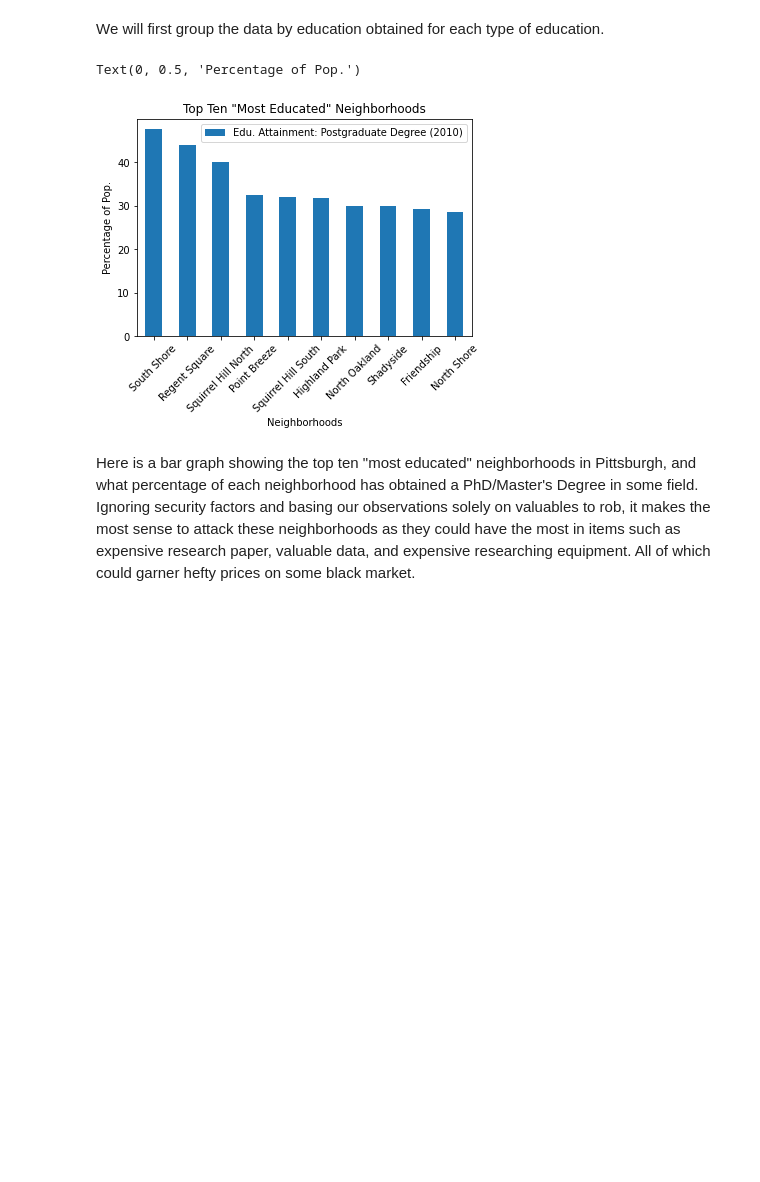
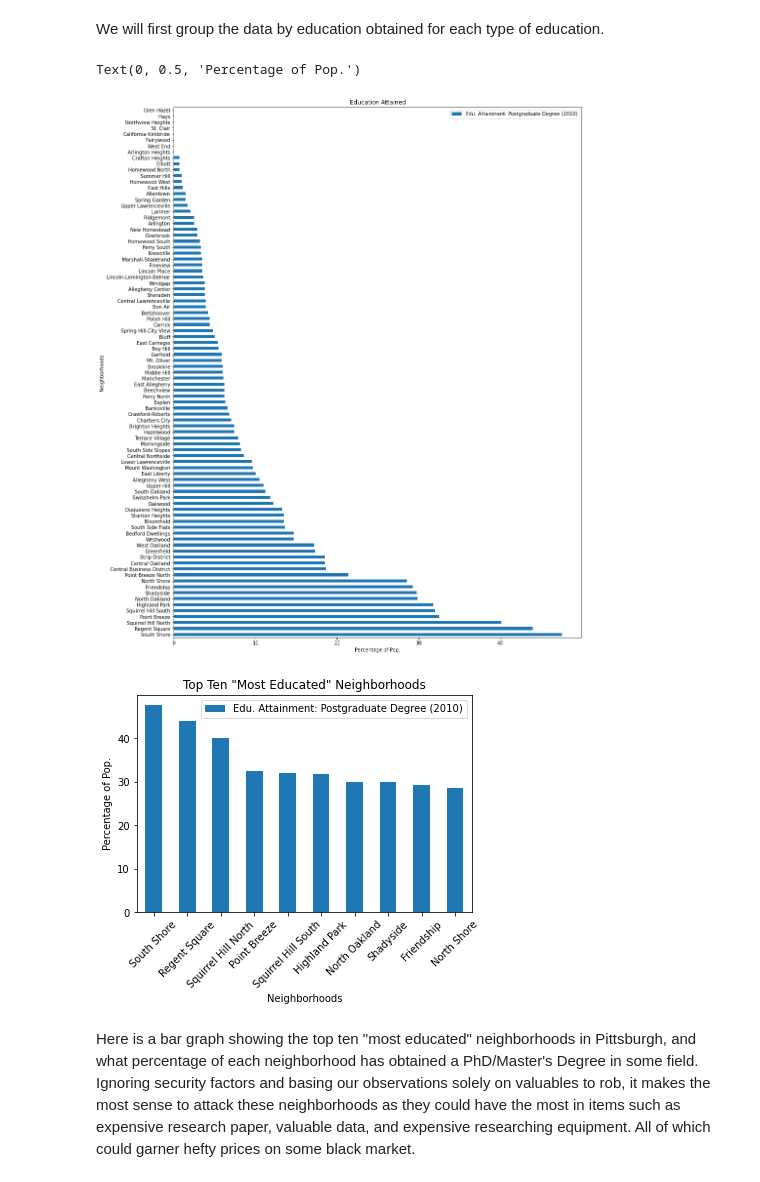
Before and after one commit to Carson606/Final-Project, a Jupyter notebook: Most Educated and Richest Neighborhoods - Alejandro Ciuba.ipynb, the cells around one changed output. Drawn from its saved outputs; the diff is of its cells as text; code cells hidden in the pictures; blank space fills up the shorter version.

```diff
--- a/Most Educated and Richest Neighborhoods - Alejandro Ciuba.ipynb
+++ b/Most Educated and Richest Neighborhoods - Alejandro Ciuba.ipynb
@@ -38,26 +38,34 @@ We will first group the data by education obtained for each type of education.
 # %%
 edu_pos = edu_inc.loc[:,["Neighborhood", "Edu. Attainment: Postgraduate Degree (2010)"]]
 
 #Drop NaN values, and reindex
 edu_pos = edu_pos.dropna()
 edu_pos.reset_index(drop=True, inplace=True)
 
 #Convert % strings to numerical data
 for x in range(len(edu_pos)):
     #change that value to a float
     edu_pos.loc[x, "Edu. Attainment: Postgraduate Degree (2010)"] = float(edu_pos.loc[x, "Edu. Attainment: Postgraduate Degree (2010)"].split("%")[0])
 
 #Sort the data and get the top ten "Most Educated" neighborhoods
 edu_pos = edu_pos.sort_values(by="Edu. Attainment: Postgraduate Degree (2010)", ascending=False)
+
+#Create a bar graph for all neighborhoods
+graph_1 = edu_pos.plot.barh(x="Neighborhood", y="Edu. Attainment: Postgraduate Degree (2010)", title="Education Attained", figsize=[15, 20])
+graph_1.set_xlabel("Percentage of Pop.")
+graph_1.set_ylabel("Neighborhoods")
+
+#Create a top ten bar graph
 edu_pos_topten = edu_pos.head(10)
 
 #Create the graph
-graph_1 = edu_pos_topten.plot(kind="bar", title="Top Ten \"Most Educated\" Neighborhoods", x="Neighborhood", rot=45)
-graph_1.set_xlabel("Neighborhoods")
-graph_1.set_ylabel("Percentage of Pop.")
+graph_2 = edu_pos_topten.plot(kind="bar", title="Top Ten \"Most Educated\" Neighborhoods", x="Neighborhood", rot=45)
+graph_2.set_xlabel("Neighborhoods")
+graph_2.set_ylabel("Percentage of Pop.")
 # %% [output]
 Text(0, 0.5, 'Percentage of Pop.')
-[figure, old version]
+[figure, new version]
+[figure, added]
 # %% [markdown]
 Here is a bar graph showing the top ten "most educated" neighborhoods in Pittsburgh, and what percentage of each neighborhood has obtained a PhD/Master's Degree in some field. Ignoring security factors and basing our observations solely on valuables to rob, it makes the most sense to attack these neighborhoods as they could have the most in items such as expensive research paper, valuable data, and expensive researching equipment. All of which could garner hefty prices on some black market.
 # %% [markdown]
```
Also changed, not shown: parts of 2 cells of this notebook, 1 other file.
